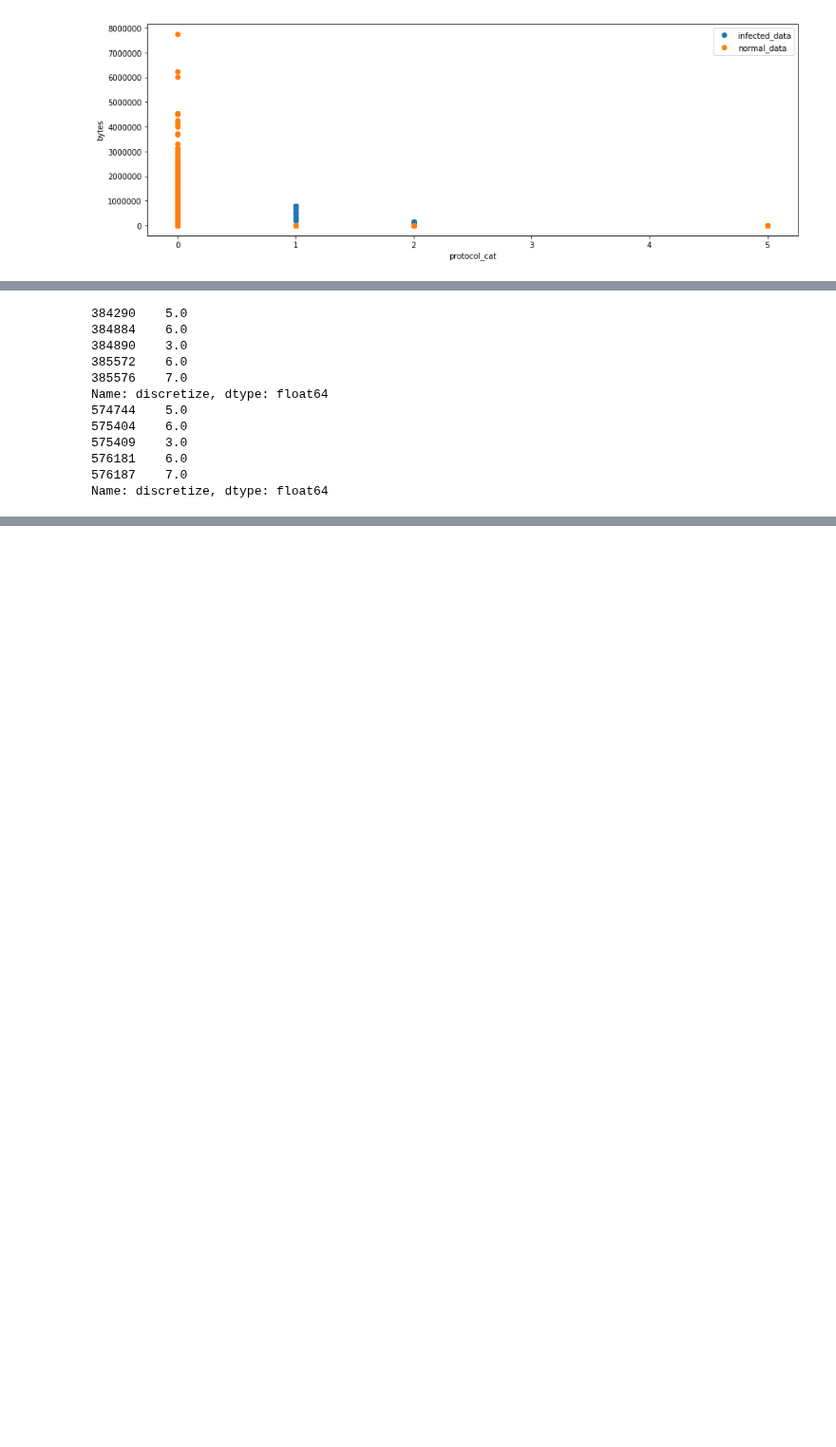
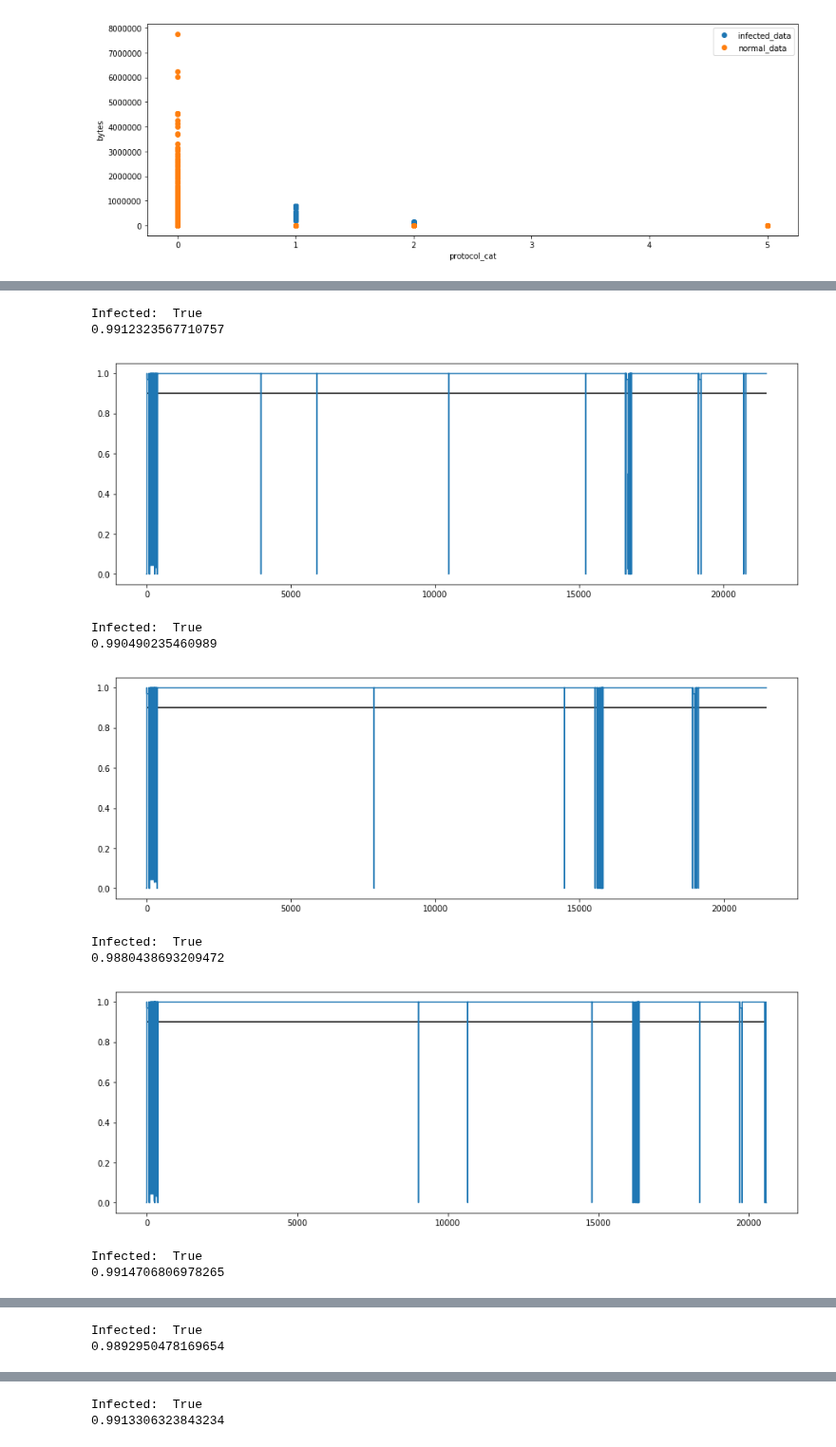
Before and after one commit to R-Graafmans/CDA_CS4035, a Jupyter notebook: Assignment3/disc_cas.ipynb, the cells around one changed output, grey strips where cells are left out. Shown at 95% size. Drawn from its saved outputs; the diff is of its cells as text; code cells hidden in the pictures; blank space fills up the shorter version.

Commit message:
Fix markov chain bug

```diff
--- a/Assignment3/disc_cas.ipynb
+++ b/Assignment3/disc_cas.ipynb
@@ -191,21 +271,24 @@ plt.show()
 # %%
 # prepare for sliding window
 hosts = infected_ip + normal_ip
 hosts.pop(selected_infected)
 data10['discretize'] = all_encoded_serie
 
+tests = []
 for ip in hosts:
-    print(data10[data10['src_ip']==ip]['discretize'].head())
+    tests.append((ip in infected_ip, data10[data10['src_ip']==ip]['discretize'].values))
+
+training = data10[data10['src_ip']==infected_ip[selected_infected]]['discretize'].values
+classify_using_markov_chain(training, tests, 0.9, 10)
 # %% [output]
-384290    5.0
-384884    6.0
-384890    3.0
-385572    6.0
-385576    7.0
-Name: discretize, dtype: float64
-574744    5.0
-575404    6.0
-575409    3.0
-576181    6.0
-576187    7.0
-Name: discretize, dtype: float64
+Infected:  True
+0.9912323567710757
+[figure, added]
+Infected:  True
+0.990490235460989
+[figure, added]
+Infected:  True
+0.9880438693209472
+[figure, added]
+Infected:  True
+0.9914706806978265
@@ -211,0 +296,2 @@ Name: discretize, dtype: float64
+Infected:  True
+0.9892950478169654
@@ -211,0 +299,2 @@ Name: discretize, dtype: float64
+Infected:  True
+0.9913306323843234
```
Also changed, not shown: parts of 6 cells of this notebook.
